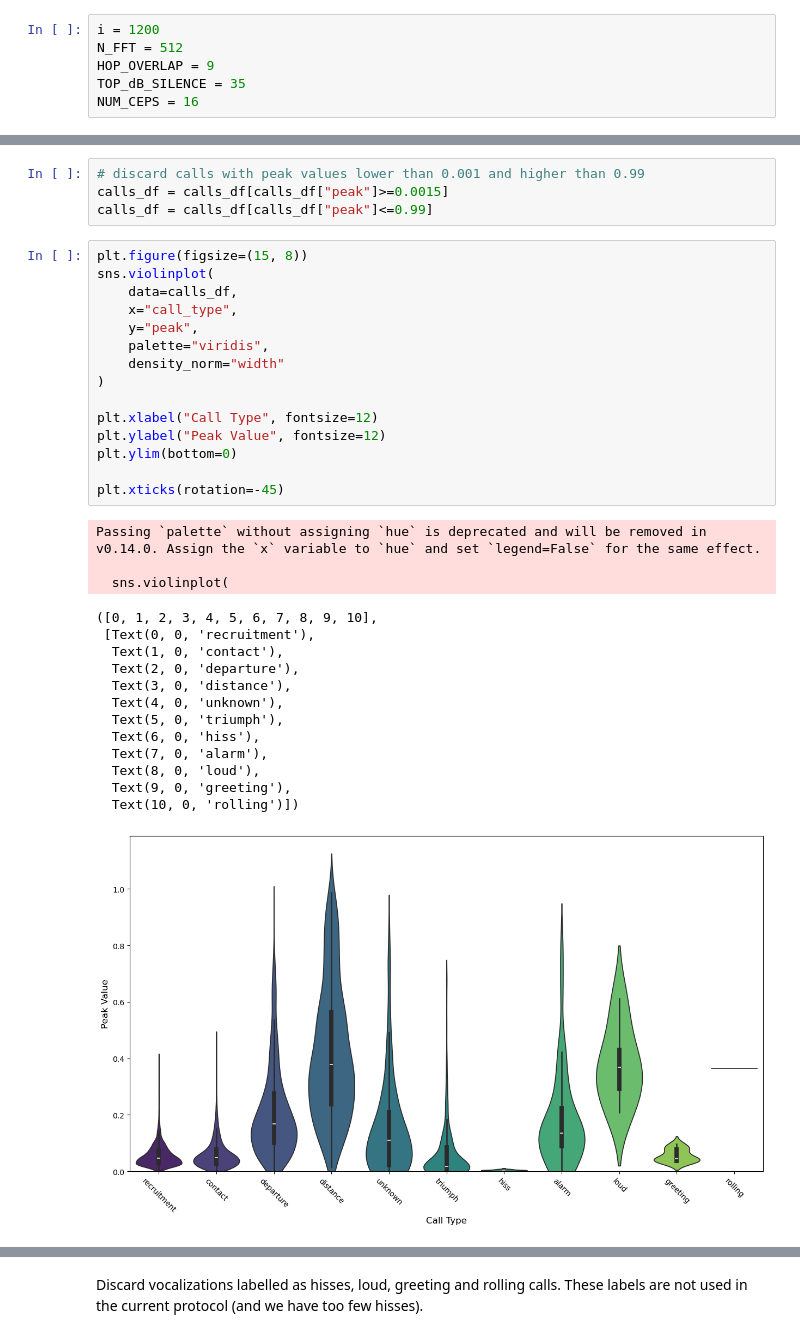
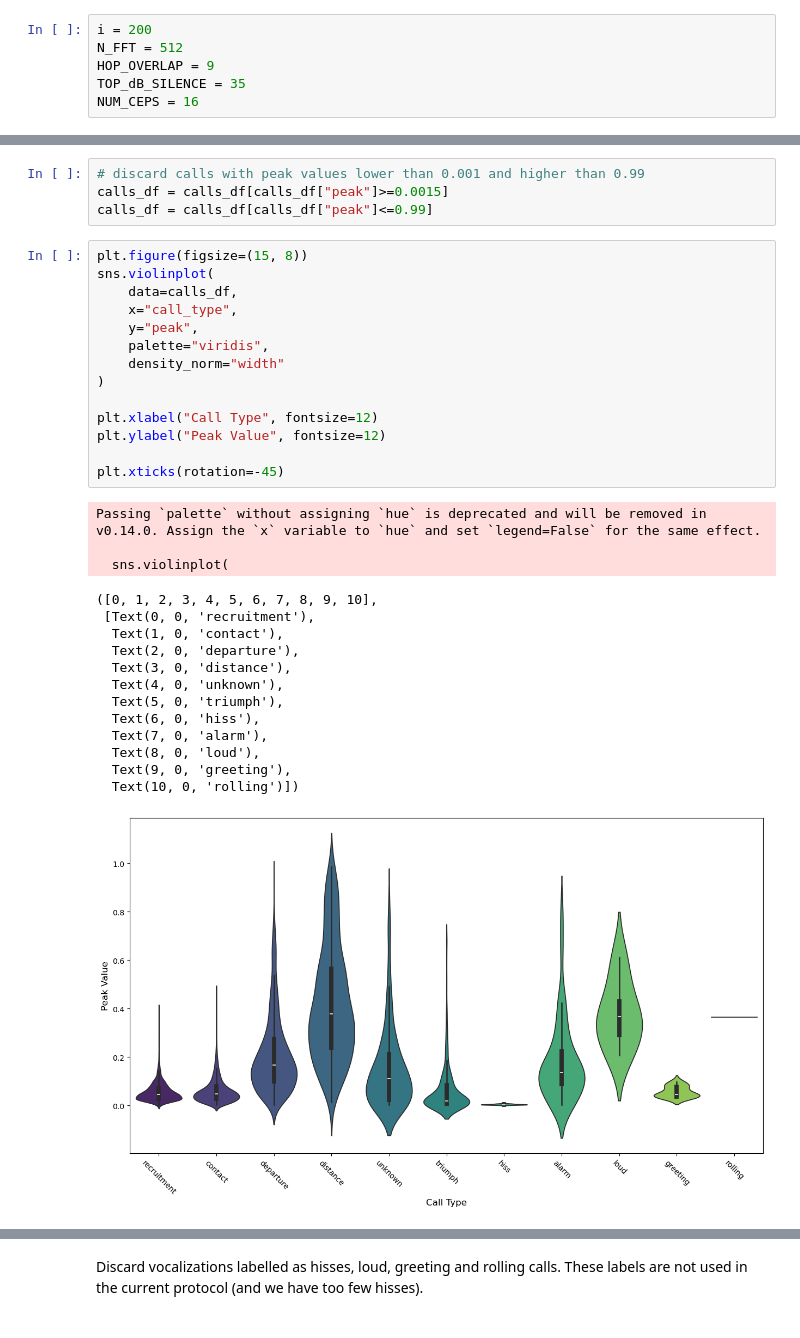
Before and after one commit to lgies23/GooseVocalizations---Thesis-code, a Jupyter notebook: feature_extraction.ipynb, the cells around one changed output, grey strips where cells are left out. Drawn from its saved outputs; the diff is of its cells as text.

```diff
--- a/feature_extraction.ipynb
+++ b/feature_extraction.ipynb
@@ -27,7 +30,7 @@ len(clip_paths)
 # %% [markdown]
 ##### Inspect single call
 # %%
-i = 1200
+i = 200
 N_FFT = 512
 HOP_OVERLAP = 9
 TOP_dB_SILENCE = 35
@@ -242,35 +217,34 @@ calls_df = calls_df[calls_df["peak"]<=0.99]
 # %%
 plt.figure(figsize=(15, 8))
 sns.violinplot(
     data=calls_df,
     x="call_type",
     y="peak",
     palette="viridis",
     density_norm="width"
 )
 
 plt.xlabel("Call Type", fontsize=12)
 plt.ylabel("Peak Value", fontsize=12)
-plt.ylim(bottom=0)
 
 plt.xticks(rotation=-45)
 # %% [output]
 Passing `palette` without assigning `hue` is deprecated and will be removed in v0.14.0. Assign the `x` variable to `hue` and set `legend=False` for the same effect.
 
   sns.violinplot(
 ([0, 1, 2, 3, 4, 5, 6, 7, 8, 9, 10],
  [Text(0, 0, 'recruitment'),
   Text(1, 0, 'contact'),
   Text(2, 0, 'departure'),
   Text(3, 0, 'distance'),
   Text(4, 0, 'unknown'),
   Text(5, 0, 'triumph'),
   Text(6, 0, 'hiss'),
   Text(7, 0, 'alarm'),
   Text(8, 0, 'loud'),
   Text(9, 0, 'greeting'),
   Text(10, 0, 'rolling')])
-[figure, old version]
+[figure, new version]
 # %%
 f, ax = plt.subplots(figsize=(7, 5))
 sns.despine(f)
```
Also changed, not shown: parts of 26 cells of this notebook, 2 other files.
